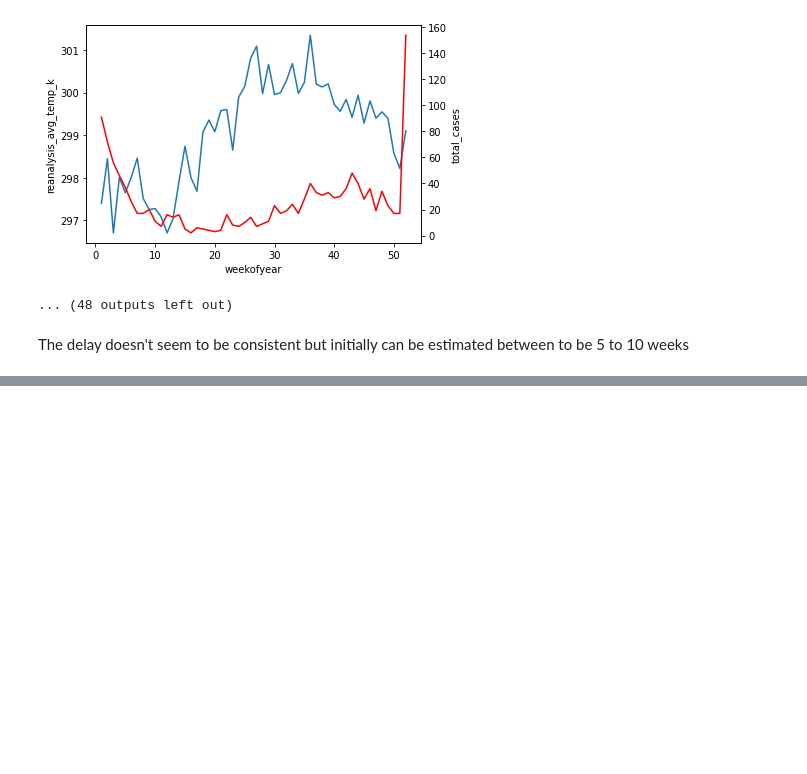
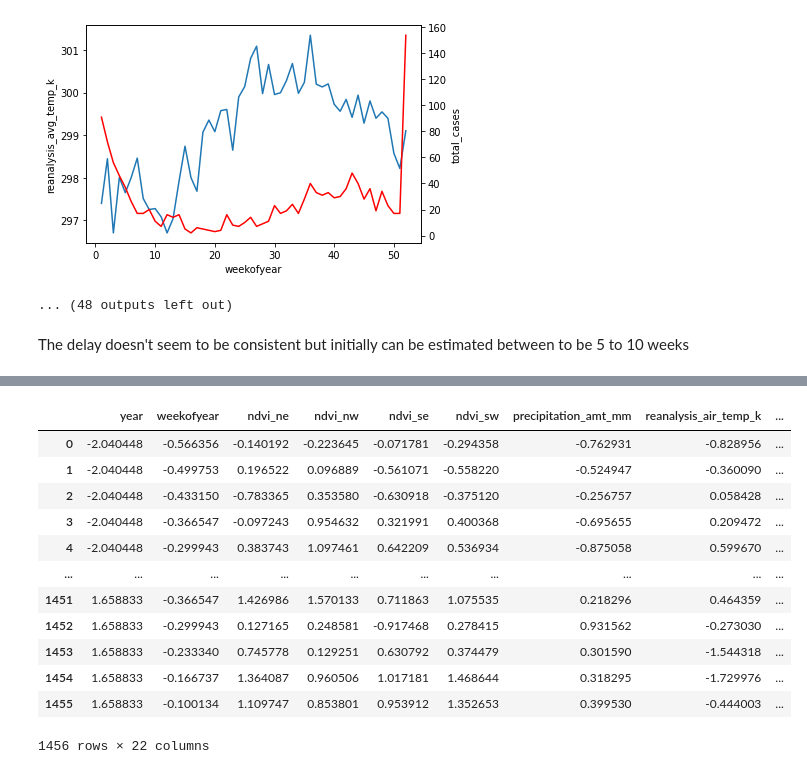
Before and after one commit to bleand/dengai, a Jupyter notebook: Feature_creation.ipynb, the cells around one changed output, grey strips where cells are left out. Cells and saved outputs as stored; diff of their text form; code cells hidden in the pictures; blank space fills up the shorter version.

```diff
--- a/Feature_creation.ipynb
+++ b/Feature_creation.ipynb
@@ -105,0 +119,22 @@ The delay doesn't seem to be consistent but initially can be estimated between t
+# %%
+TARGET = 'total_cases'
+ignore_cols = ['week_start_date'] + [TARGET]
+num_cols = [col for col in list(train_df.select_dtypes(include=np.number).columns) if col not in ignore_cols]
+# %%
+scaler = preprocessing.StandardScaler().fit(train_df[num_cols])
+# %%
+pd.DataFrame(scaler.transform(train_df[num_cols]), columns=num_cols)
+# %% [output]
+|  | year | weekofyear | ndvi_ne | ndvi_nw | ndvi_se | ndvi_sw | precipitation_amt_mm | reanalysis_air_temp_k | ... |
+| 0 | -2.040448 | -0.566356 | -0.140192 | -0.223645 | -0.071781 | -0.294358 | -0.762931 | -0.828956 | ... |
+| 1 | -2.040448 | -0.499753 | 0.196522 | 0.096889 | -0.561071 | -0.558220 | -0.524947 | -0.360090 | ... |
+| 2 | -2.040448 | -0.433150 | -0.783365 | 0.353580 | -0.630918 | -0.375120 | -0.256757 | 0.058428 | ... |
+| 3 | -2.040448 | -0.366547 | -0.097243 | 0.954632 | 0.321991 | 0.400368 | -0.695655 | 0.209472 | ... |
+| 4 | -2.040448 | -0.299943 | 0.383743 | 1.097461 | 0.642209 | 0.536934 | -0.875058 | 0.599670 | ... |
+| ... | ... | ... | ... | ... | ... | ... | ... | ... | ... |
+| 1451 | 1.658833 | -0.366547 | 1.426986 | 1.570133 | 0.711863 | 1.075535 | 0.218296 | 0.464359 | ... |
+| 1452 | 1.658833 | -0.299943 | 0.127165 | 0.248581 | -0.917468 | 0.278415 | 0.931562 | -0.273030 | ... |
+| 1453 | 1.658833 | -0.233340 | 0.745778 | 0.129251 | 0.630792 | 0.374479 | 0.301590 | -1.544318 | ... |
+| 1454 | 1.658833 | -0.166737 | 1.364087 | 0.960506 | 1.017181 | 1.468644 | 0.318295 | -1.729976 | ... |
+| 1455 | 1.658833 | -0.100134 | 1.109747 | 0.853801 | 0.953912 | 1.352653 | 0.399530 | -0.444003 | ... |
+1456 rows × 22 columns
```
Also changed, not shown: parts of 3 cells of this notebook, 3 other files.
